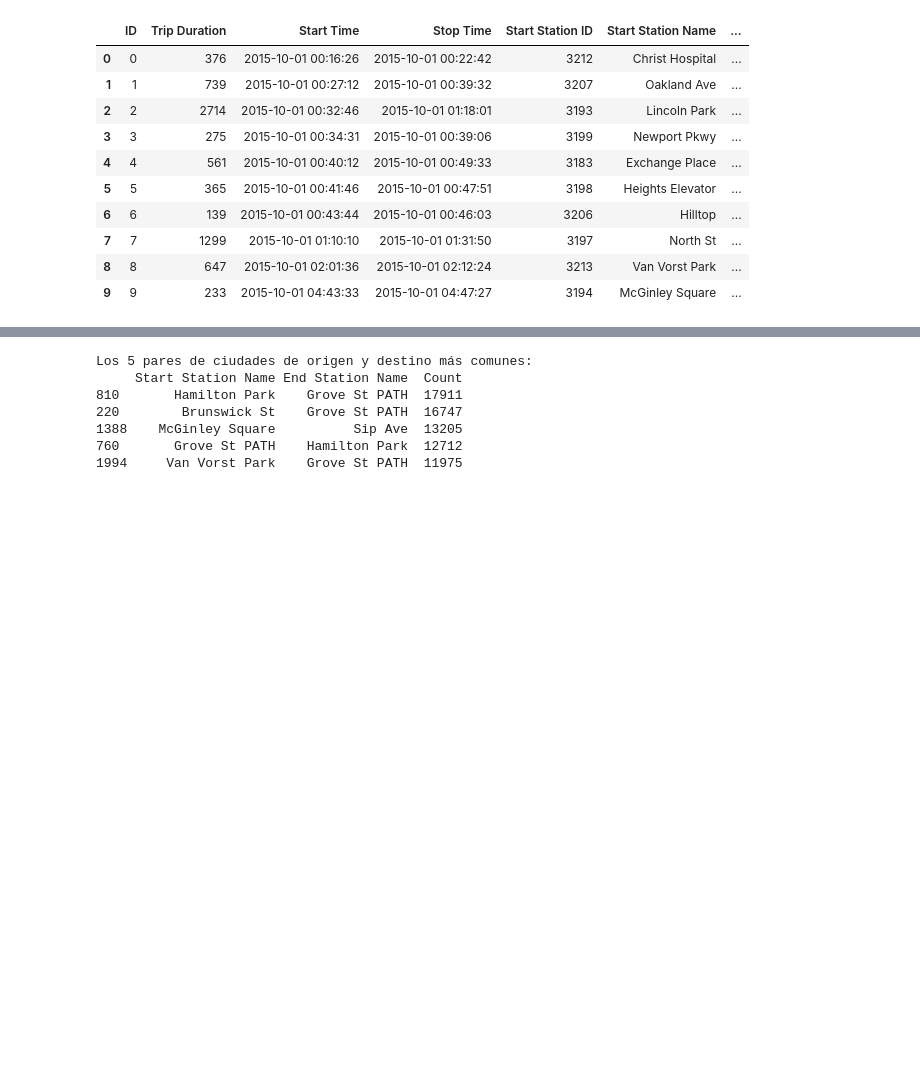
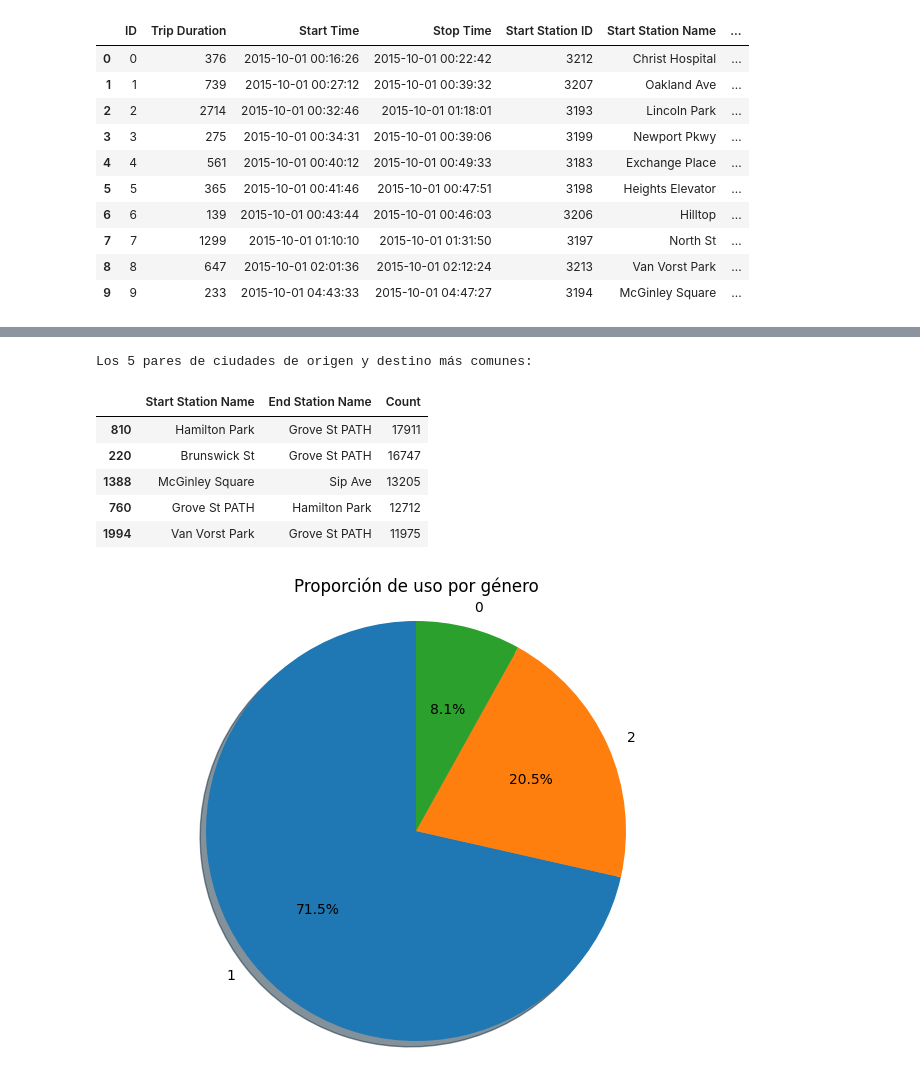
Before and after one commit to joinerars/DataMining, a Jupyter notebook: notebook.ipynb, the cells around one changed output, grey strips where cells are left out. Cells and saved outputs as stored; diff of their text form; code cells hidden in the pictures; blank space fills up the shorter version.

```diff
--- a/notebook.ipynb
+++ b/notebook.ipynb
@@ -80,12 +108,29 @@ most_common_pairs = city_pairs.nlargest(5, 'Count')
 columns_to_print = [col for col in most_common_pairs.columns if col != 'ID']
 
 print("\nLos 5 pares de ciudades de origen y destino más comunes:")
-print(most_common_pairs[columns_to_print])
+display(most_common_pairs[columns_to_print])
 # %% [output]
 Los 5 pares de ciudades de origen y destino más comunes:
-     Start Station Name End Station Name  Count
-810       Hamilton Park    Grove St PATH  17911
-220        Brunswick St    Grove St PATH  16747
-1388    McGinley Square          Sip Ave  13205
-760       Grove St PATH    Hamilton Park  12712
-1994     Van Vorst Park    Grove St PATH  11975
+|  | Start Station Name | End Station Name | Count |
+| 810 | Hamilton Park | Grove St PATH | 17911 |
+| 220 | Brunswick St | Grove St PATH | 16747 |
+| 1388 | McGinley Square | Sip Ave | 13205 |
+| 760 | Grove St PATH | Hamilton Park | 12712 |
+| 1994 | Van Vorst Park | Grove St PATH | 11975 |
+# %%
+
+# Calcula la cantidad de viajes por género
+viajes_por_genero = df['Gender'].value_counts()
+
+# Crea el gráfico de torta
+plt.figure(figsize=(8, 6))
+plt.pie(viajes_por_genero, labels=viajes_por_genero.index, autopct='%1.1f%%', startangle=90, shadow=True)
+plt.title('Proporción de uso por género')
+plt.axis('equal')  # Para que el gráfico sea circular
+
+# Mostrar el gráfico
+plt.show()
+
+#Como puedo saber que indica cada numero? cual es la convencion?
+# %% [output]
+[figure, added]
```
Also changed, not shown: parts of 2 cells of this notebook.
